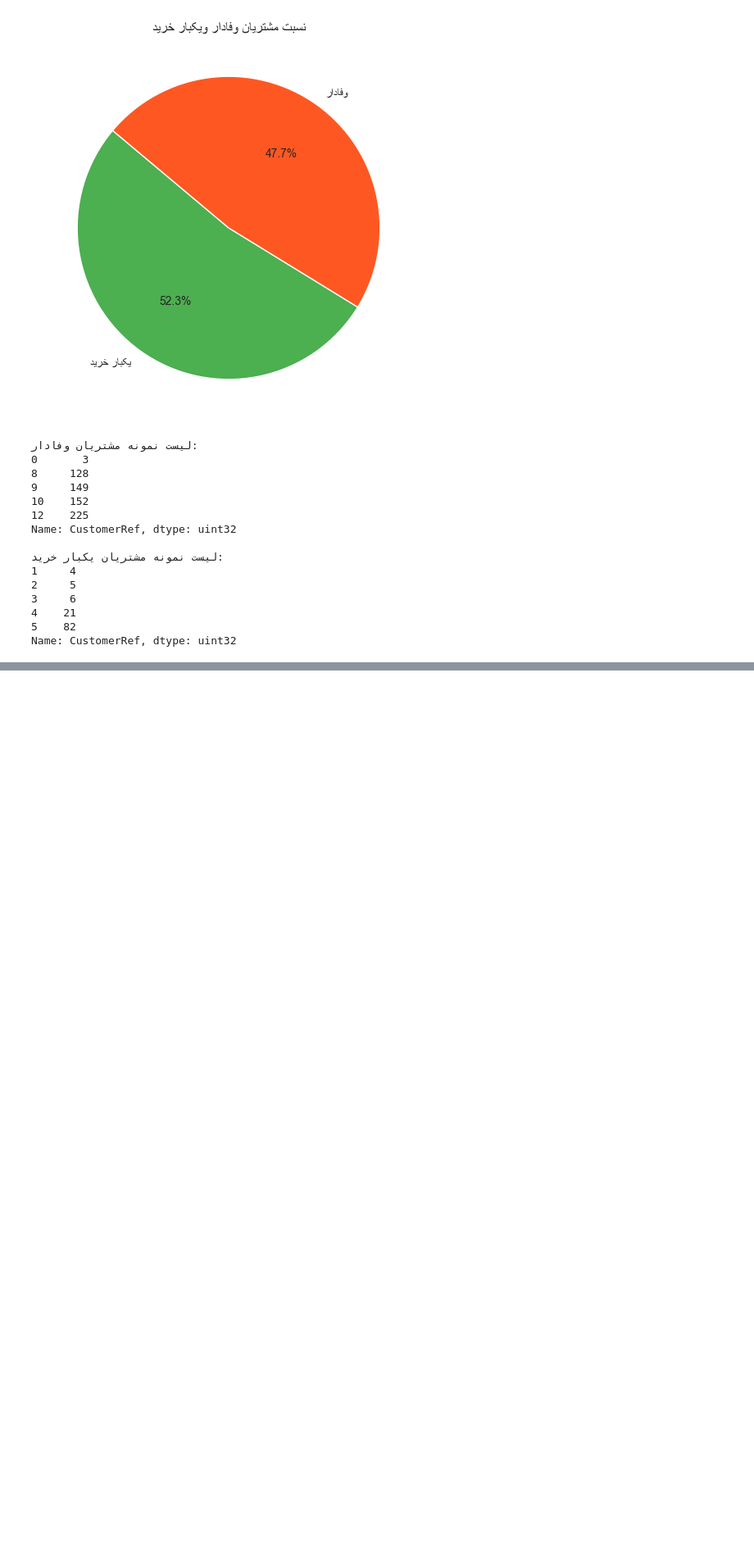
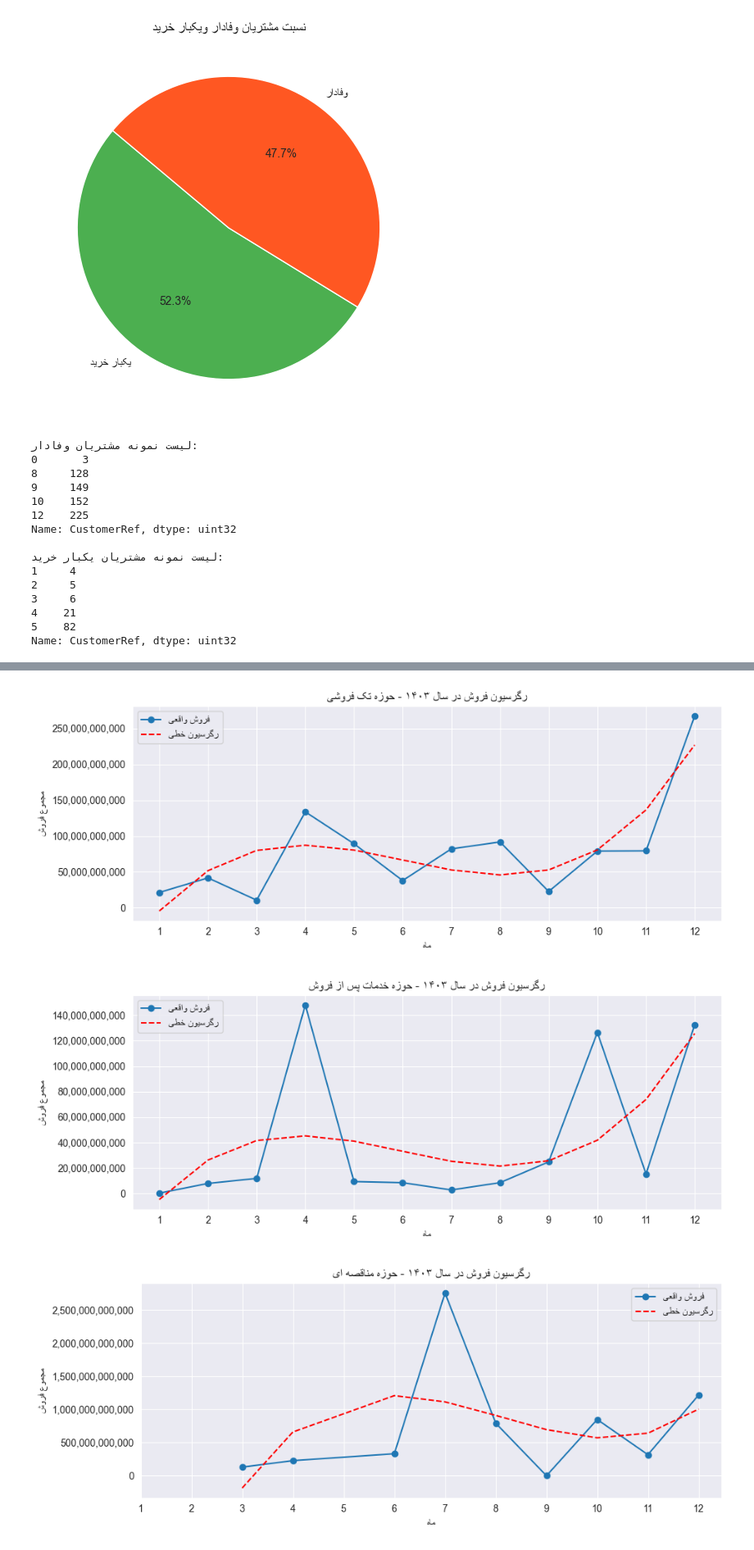
Before and after one commit to mahiiit79/SLSProject, a Jupyter notebook: projcet.ipynb, the cells around one changed output, grey strips where cells are left out. Shown at 82% size. Drawn from its saved outputs; the diff is of its cells as text; code cells hidden in the pictures; blank space fills up the shorter version.

```diff
--- a/projcet.ipynb
+++ b/projcet.ipynb
@@ -823,0 +903,64 @@ Fee       3.832563e+08   46600000.0  2.561856e+09  24.092166  725.506611
+# %%
+
+
+# data_1403 = grouped[grouped['Year'] == '1403']
+# sales_areas_1403 = data_1403[data_1403['SalesArea'] == 'مناقصه ای']
+#
+# x = sales_areas_1403['Month']
+# y = sales_areas_1403['TotalSales']
+#
+# model = np.poly1d(np.polyfit(x, y, 1))  # مدل رگرسیون خطی
+# y_pred = model(x)
+#
+# plt.figure(figsize=(10, 4))
+# plt.plot(x, y, marker='o', label=reshape_fa('فروش واقعی'))
+# plt.plot(x, y_pred, 'r--', label=reshape_fa('رگرسیون خطی'))
+#
+# plt.xticks(range(1, 13))
+# plt.xlabel(reshape_fa('ماه'))
+# plt.ylabel(reshape_fa('مجموع فروش'))
+# plt.title(reshape_fa('رگرسیون فروش در سال ۱۴۰۳'))
+#
+# plt.gca().yaxis.set_major_formatter(ticker.FuncFormatter(lambda x, _: f'{int(x):,}'))
+#
+# plt.grid(True)
+# plt.legend()
+# plt.tight_layout()
+# plt.show()
+data_1403 = grouped[grouped['Year'] == '1403']
+sales_areas = data_1403['SalesArea'].unique()
+
+# حلقه برای هر حوزه فروش
+for area in sales_areas:
+    area_data = data_1403[data_1403['SalesArea'] == area]
+
+    if len(area_data) < 2:
+        continue  # اگر داده کافی نداشت، از این حوزه عبور کن
+
+    x = area_data['Month']
+    y = area_data['TotalSales']
+
+    model = np.poly1d(np.polyfit(x, y, 3))
+    y_pred = model(x)
+
+
+
+    # رسم نمودار
+    plt.figure(figsize=(10, 4))
+    plt.plot(x, y, marker='o', label=reshape_fa('فروش واقعی'))
+    plt.plot(x, y_pred, 'r--', label=reshape_fa('رگرسیون خطی'))
+
+    plt.xticks(range(1, 13))
+    plt.xlabel(reshape_fa('ماه'))
+    plt.ylabel(reshape_fa('مجموع فروش'))
+    plt.title(reshape_fa(f'رگرسیون فروش در سال ۱۴۰۳ - حوزه {area}'))
+
+    plt.gca().yaxis.set_major_formatter(ticker.FuncFormatter(lambda x, _: f'{int(x):,}'))
+    plt.grid(True)
+    plt.legend()
+    plt.tight_layout()
+    plt.show()
+# %% [output]
+[figure, added]
+[figure, added]
+[figure, added]
```
Also changed, not shown: parts of 23 cells of this notebook.
